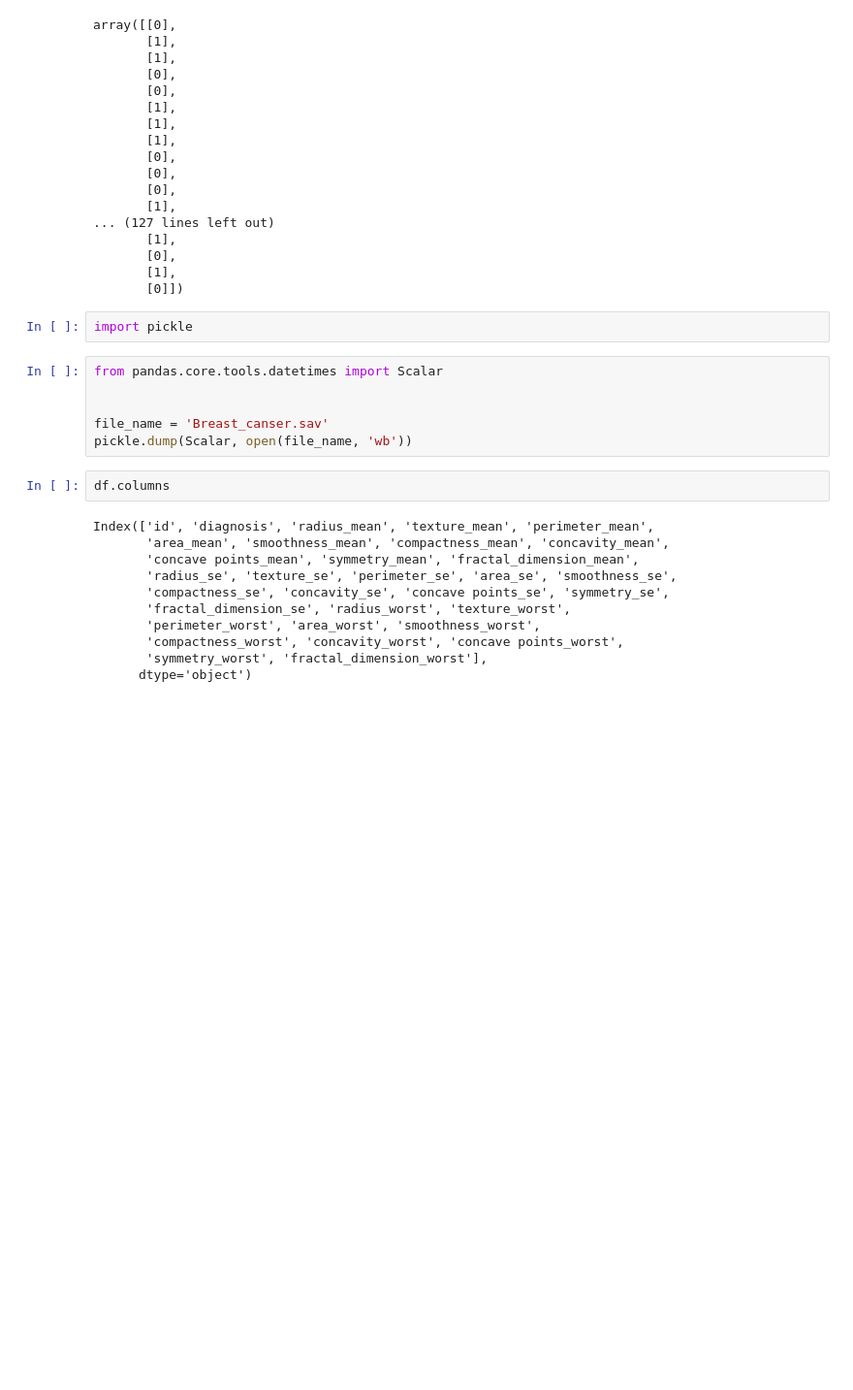
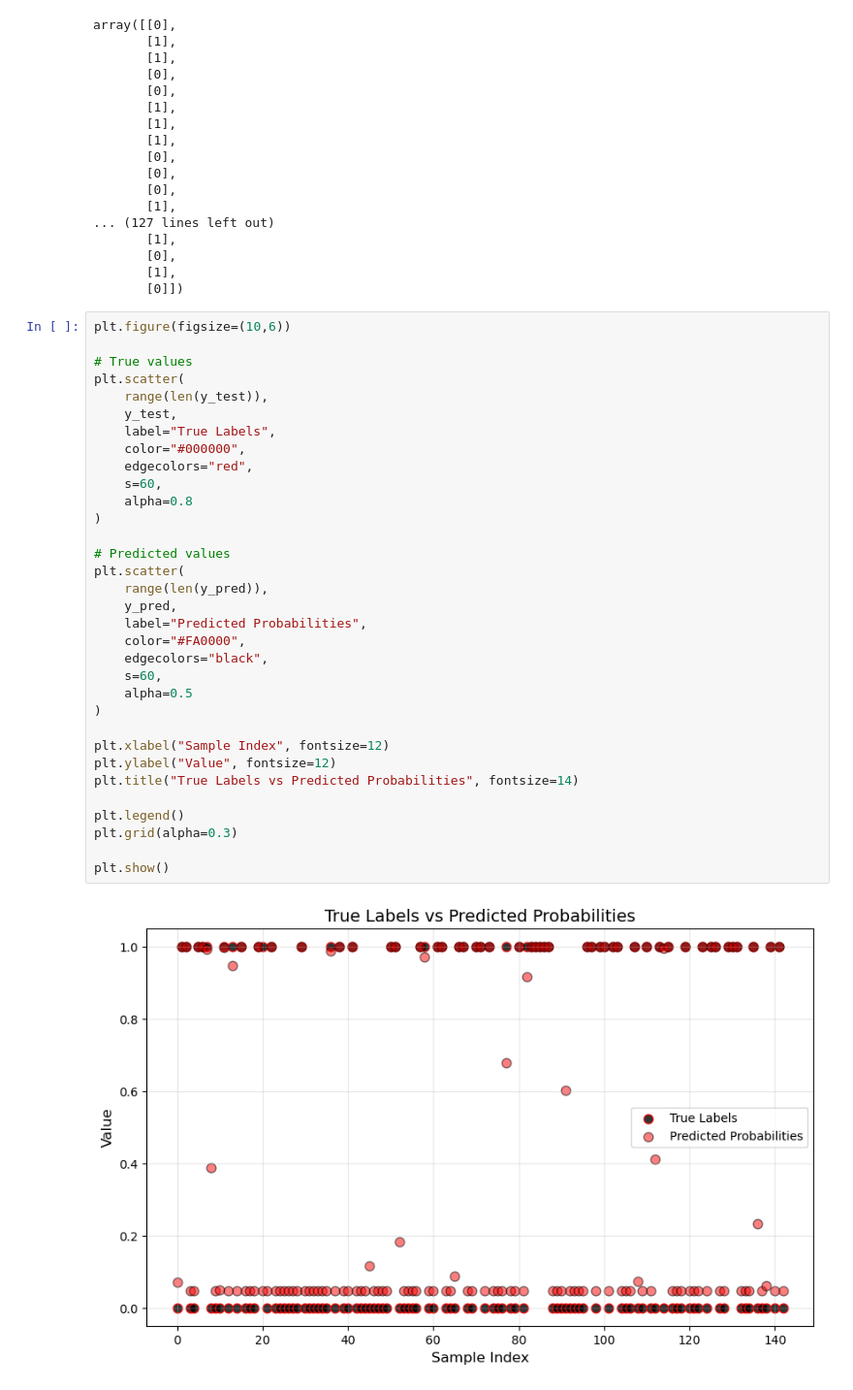
Before and after one commit to MostafaAttia-creator/Breast-cancer-using-ANN, a Jupyter notebook: CI_Project_ANN.ipynb, the cells around one changed output. Shown at 97% size. Drawn from its saved outputs; the diff is of its cells as text; blank space fills up the shorter version.

```diff
--- a/CI_Project_ANN.ipynb
+++ b/CI_Project_ANN.ipynb
@@ -370,24 +370,38 @@ array([[0],
        [0],
        [1],
        [0]])
-# %%
-import pickle
-# %%
-from pandas.core.tools.datetimes import Scalar
-
-
-file_name = 'Breast_canser.sav'
-pickle.dump(Scalar, open(file_name, 'wb'))
-# %%
-df.columns
-# %% [output]
-Index(['id', 'diagnosis', 'radius_mean', 'texture_mean', 'perimeter_mean',
-       'area_mean', 'smoothness_mean', 'compactness_mean', 'concavity_mean',
-       'concave points_mean', 'symmetry_mean', 'fractal_dimension_mean',
-       'radius_se', 'texture_se', 'perimeter_se', 'area_se', 'smoothness_se',
-       'compactness_se', 'concavity_se', 'concave points_se', 'symmetry_se',
-       'fractal_dimension_se', 'radius_worst', 'texture_worst',
-       'perimeter_worst', 'area_worst', 'smoothness_worst',
-       'compactness_worst', 'concavity_worst', 'concave points_worst',
-       'symmetry_worst', 'fractal_dimension_worst'],
-      dtype='object')
+# %%
+plt.figure(figsize=(10,6))
+
+# True values
+plt.scatter(
+    range(len(y_test)),
+    y_test,
+    label="True Labels",
+    color="#000000",
+    edgecolors="red",
+    s=60,
+    alpha=0.8
+)
+
+# Predicted values
+plt.scatter(
+    range(len(y_pred)),
+    y_pred,
+    label="Predicted Probabilities",
+    color="#FA0000",
+    edgecolors="black",
+    s=60,
+    alpha=0.5
+)
+
+plt.xlabel("Sample Index", fontsize=12)
+plt.ylabel("Value", fontsize=12)
+plt.title("True Labels vs Predicted Probabilities", fontsize=14)
+
+plt.legend()
+plt.grid(alpha=0.3)
+
+plt.show()
+# %% [output]
+[figure, added]
```
Also changed, not shown: parts of 3 cells of this notebook.
